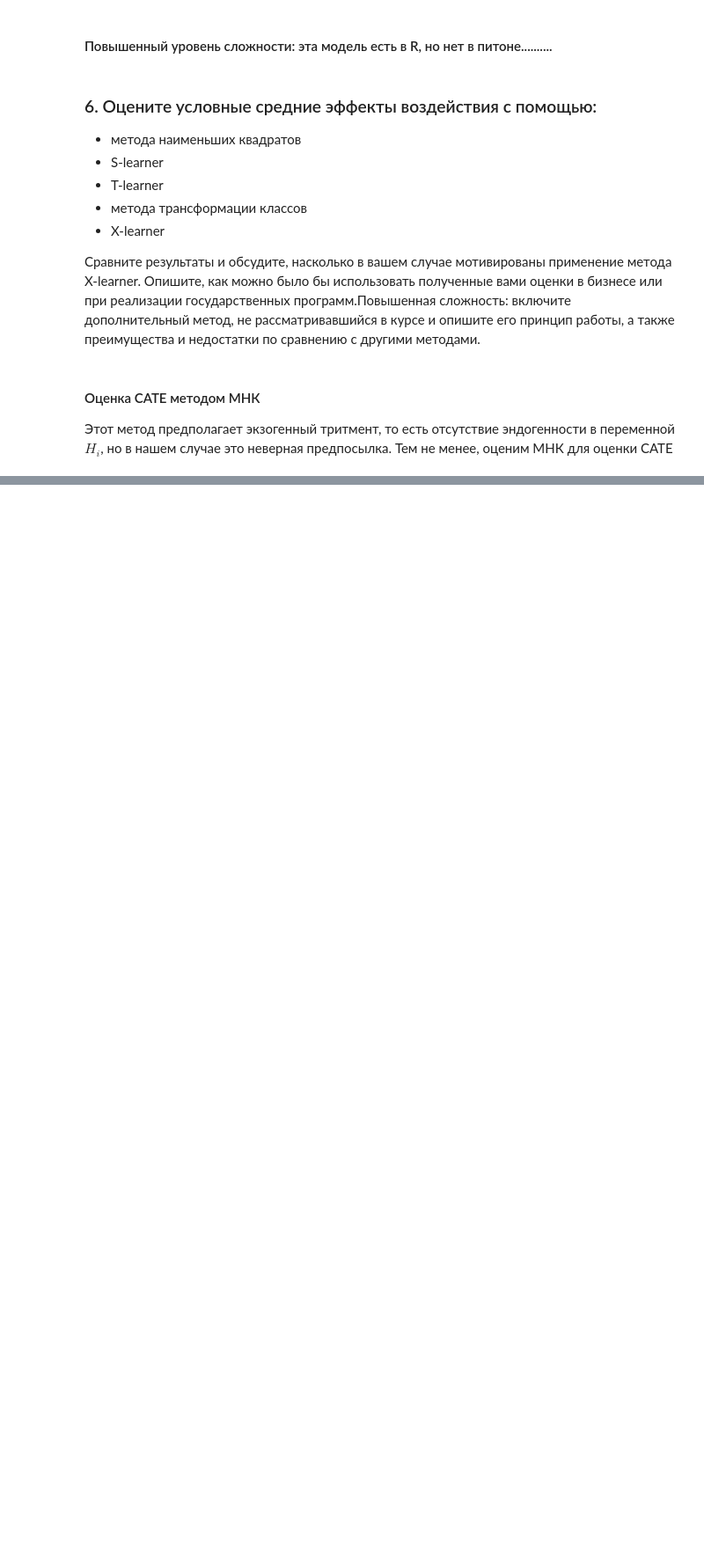
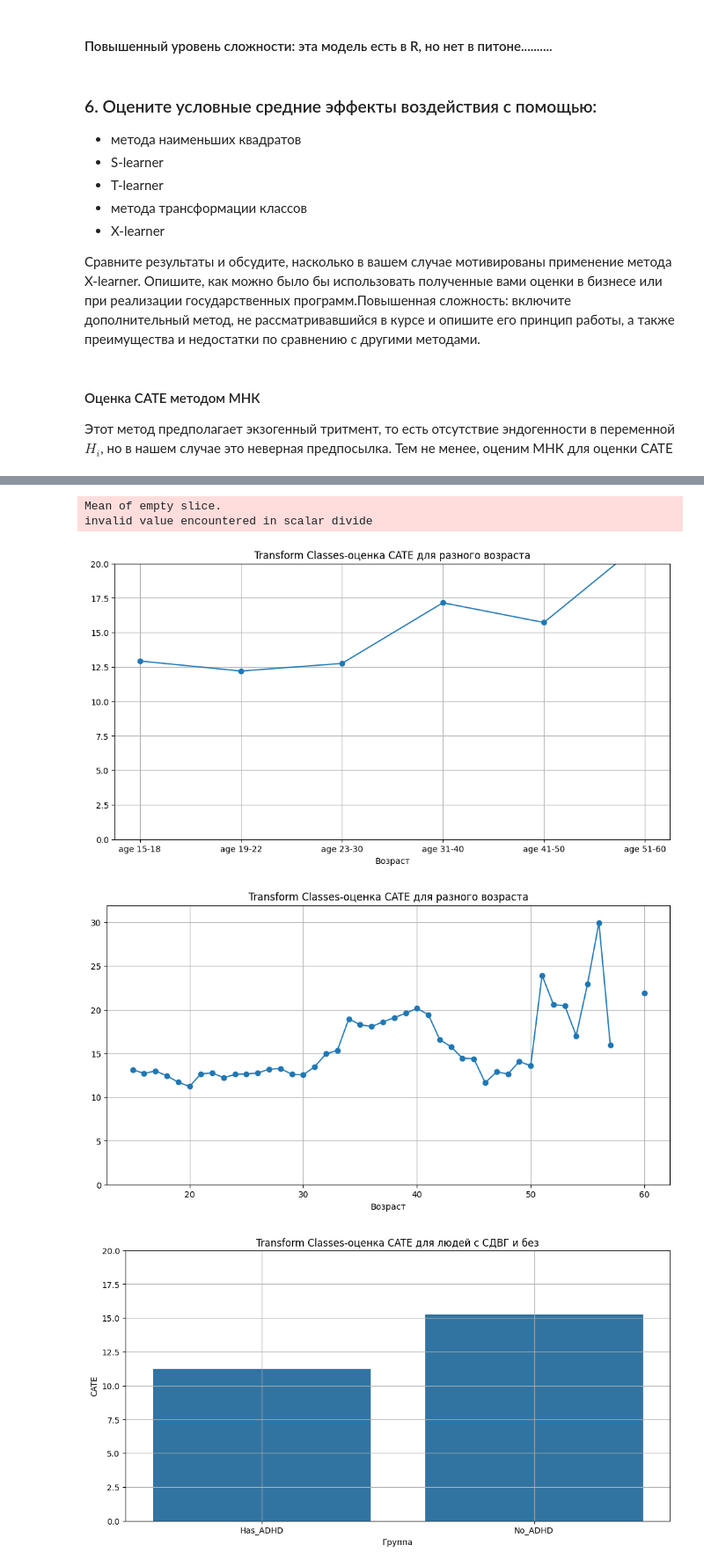
Before and after one commit to Zianielir/text_recall_and_education_research, a Jupyter notebook: 5_effects.ipynb, the cells around one changed output, grey strips where cells are left out. Shown: that part at 88% size. Saved outputs shown, nothing was run; the diff lists cells and outputs as text; code cells hidden in the pictures; blank space fills up the shorter version.

```diff
--- a/5_effects.ipynb
+++ b/5_effects.ipynb
@@ -626,2 +770,27 @@ plt.title('МНК оценка CATE для разного возраста');
+# %%
+# Оценка (H_i = 1 | X_i)
+rf_for_transform_classes_model = cv_random_forest_classifier(X_dml, T_dml)
+rf_probas_for_transform_classes = rf_for_transform_classes_model.predict_proba(X_dml)[:, 1]
+# %%
+# Псевдоисходы
+y_pseudo_for_transform_classes = y_dml * (T_dml / rf_probas_for_transform_classes - (1 - T_dml) / (1 - rf_probas_for_transform_classes))
+# %%
+# Обучение модели для CATE
+best_model_for_transform_classes = cv_random_forest(X_dml, y_pseudo_for_transform_classes)
+# %%
+# Оценка CATE
+cte_hat_transform_classes = best_model_for_transform_classes.predict(X_dml)
+
+show_cate_by_age_group(X_dml, cte_hat_transform_classes, 'Transform Classes')
+
+show_cate_by_age(X_dml, cte_hat_transform_classes, 'Transform Classes')
+
+show_cate_by_adhd(X_dml, cte_hat_transform_classes, 'Transform Classes')
+# %% [output]
+Mean of empty slice.
+invalid value encountered in scalar divide
+[figure, added]
+[figure, added]
+[figure, added]
 # %% [markdown]
 #### Оценка CATE методом X-Learner
```
Also changed, not shown: parts of 39 cells of this notebook.
